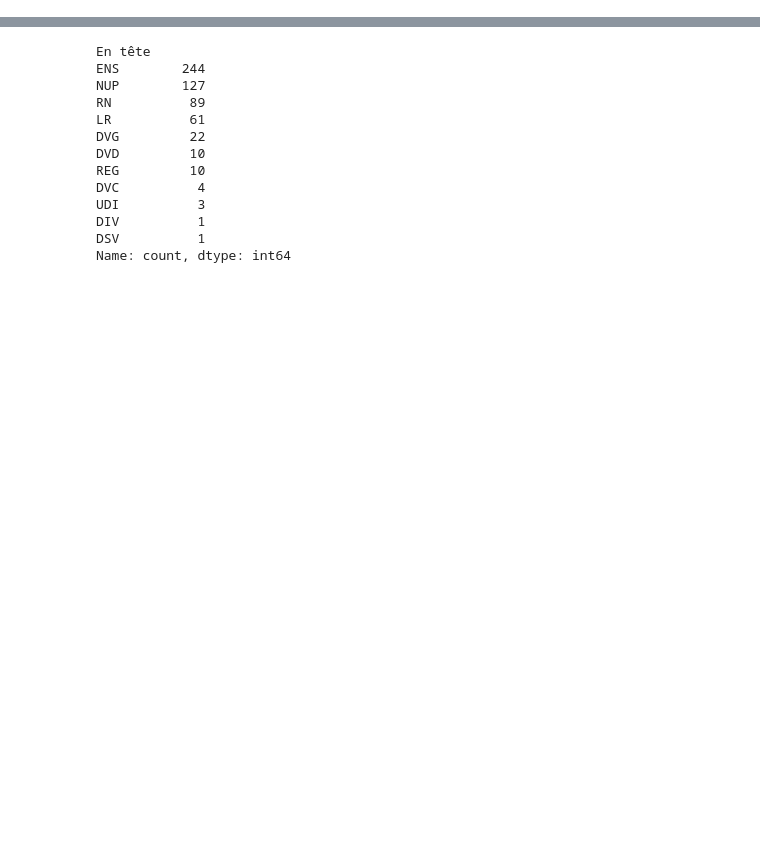
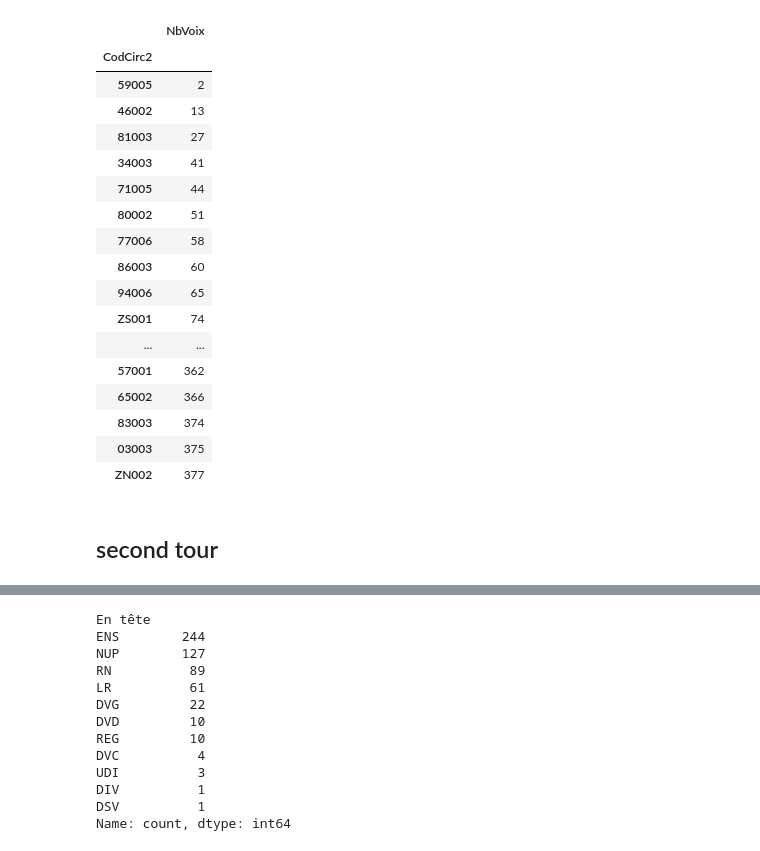
Before and after one commit to taniki/legislatives-2024, a Jupyter notebook: cook_eda_2022_t2_ecarts.ipynb, the cells around one changed output, grey strips where cells are left out. Drawn from its saved outputs; the diff is of its cells as text; code cells hidden in the pictures; blank space fills up the shorter version.

```diff
--- a/cook_eda_2022_t2_ecarts.ipynb
+++ b/cook_eda_2022_t2_ecarts.ipynb
@@ -146,0 +7,7 @@ resultats_2022_t1
+# %%
+resultats_2022_t1 = (
+    pd
+    .read_csv('lg2022_t1_resultats.csv')
+)
+
+resultats_2022_t1
@@ -218,0 +32,30 @@ resultats_2022_t2
+# %%
+ecarts_2022_t1 = (
+    resultats_2022_t1
+    .assign(NbVoix = lambda df: df.NbVoix.astype(int) )
+    .groupby('CodCirc2')
+    .agg({'NbVoix': ecarts})
+)
+
+ecarts_2022_t1.sort_values('NbVoix').head(50)
+# %% [output]
+|  | NbVoix |
+| CodCirc2 |  |
+| 59005 | 2 |
+| 46002 | 13 |
+| 81003 | 27 |
+| 34003 | 41 |
+| 71005 | 44 |
+| 80002 | 51 |
+| 77006 | 58 |
+| 86003 | 60 |
+| 94006 | 65 |
+| ZS001 | 74 |
+| ... | ... |
+| 57001 | 362 |
+| 65002 | 366 |
+| 83003 | 374 |
+| 03003 | 375 |
+| ZN002 | 377 |
+# %% [markdown]
+## second tour
```
Also changed, not shown: parts of 21 cells of this notebook, 1 other file.
